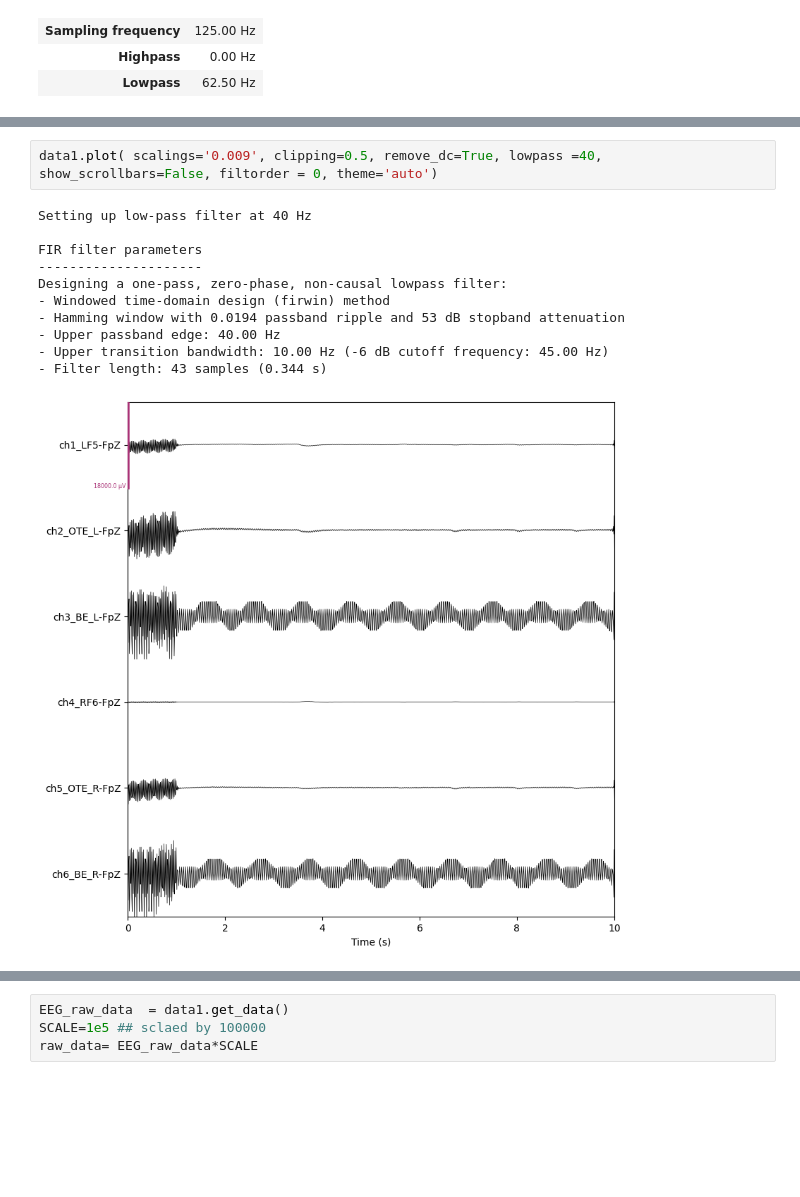
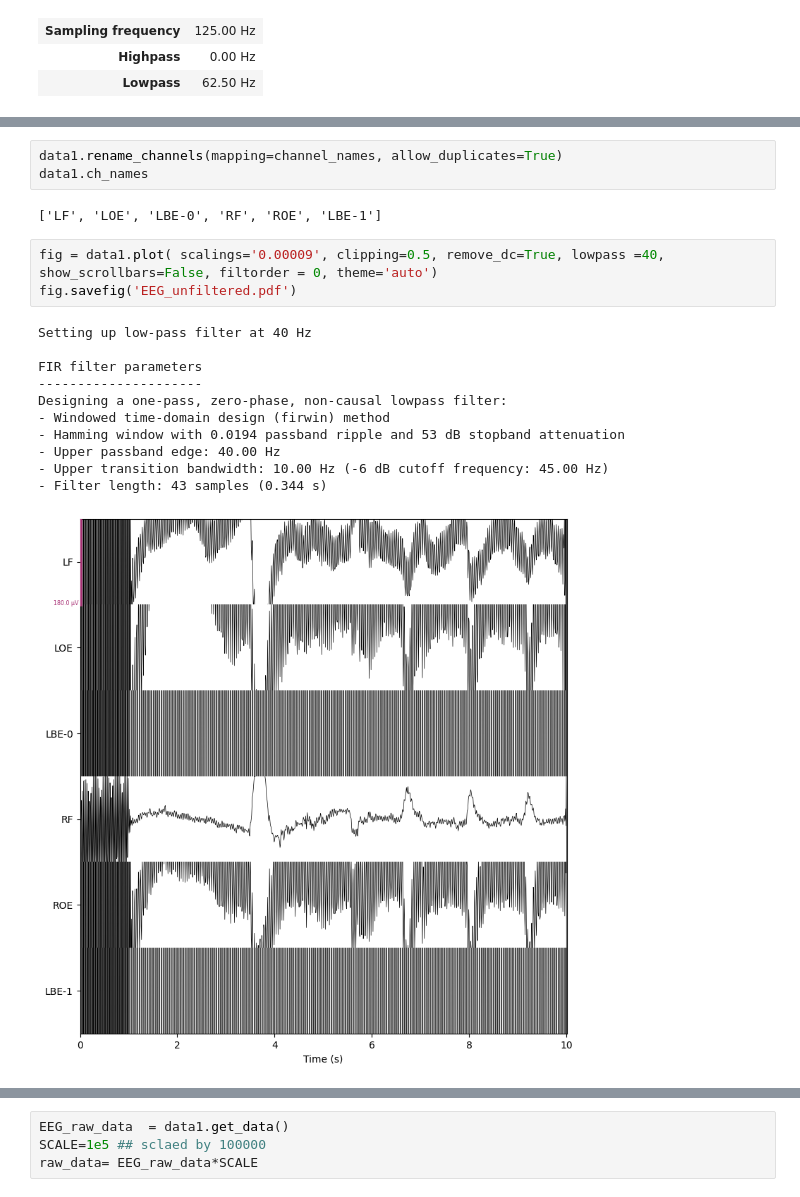
Before and after one commit to SenuraHansaja/H-IoT-Golob-Rice-Compression-Automation, a Jupyter notebook: EEG data/non_filtered_eeg.ipynb, the cells around one changed output, grey strips where cells are left out. Drawn from its saved outputs; the diff is of its cells as text; blank space fills up the shorter version.

Commit message:
addig the data

```diff
--- a/EEG data/non_filtered_eeg.ipynb
+++ b/EEG data/non_filtered_eeg.ipynb
@@ -32,14 +48,20 @@ Data
+# %%
+data1.rename_channels(mapping=channel_names, allow_duplicates=True)
+data1.ch_names
+# %% [output]
+['LF', 'LOE', 'LBE-0', 'RF', 'ROE', 'LBE-1']
 # %%
-data1.plot( scalings='0.009', clipping=0.5, remove_dc=True, lowpass =40, show_scrollbars=False, filtorder = 0, theme='auto')
+fig = data1.plot( scalings='0.00009', clipping=0.5, remove_dc=True, lowpass =40, show_scrollbars=False, filtorder = 0, theme='auto')
+fig.savefig('EEG_unfiltered.pdf')
 # %% [output]
 Setting up low-pass filter at 40 Hz
 
 FIR filter parameters
 ---------------------
 Designing a one-pass, zero-phase, non-causal lowpass filter:
 - Windowed time-domain design (firwin) method
 - Hamming window with 0.0194 passband ripple and 53 dB stopband attenuation
 - Upper passband edge: 40.00 Hz
 - Upper transition bandwidth: 10.00 Hz (-6 dB cutoff frequency: 45.00 Hz)
 - Filter length: 43 samples (0.344 s)
-[figure, old version]
+[figure, new version]
```
Also changed, not shown: parts of 3 cells of this notebook, 3 other files.
